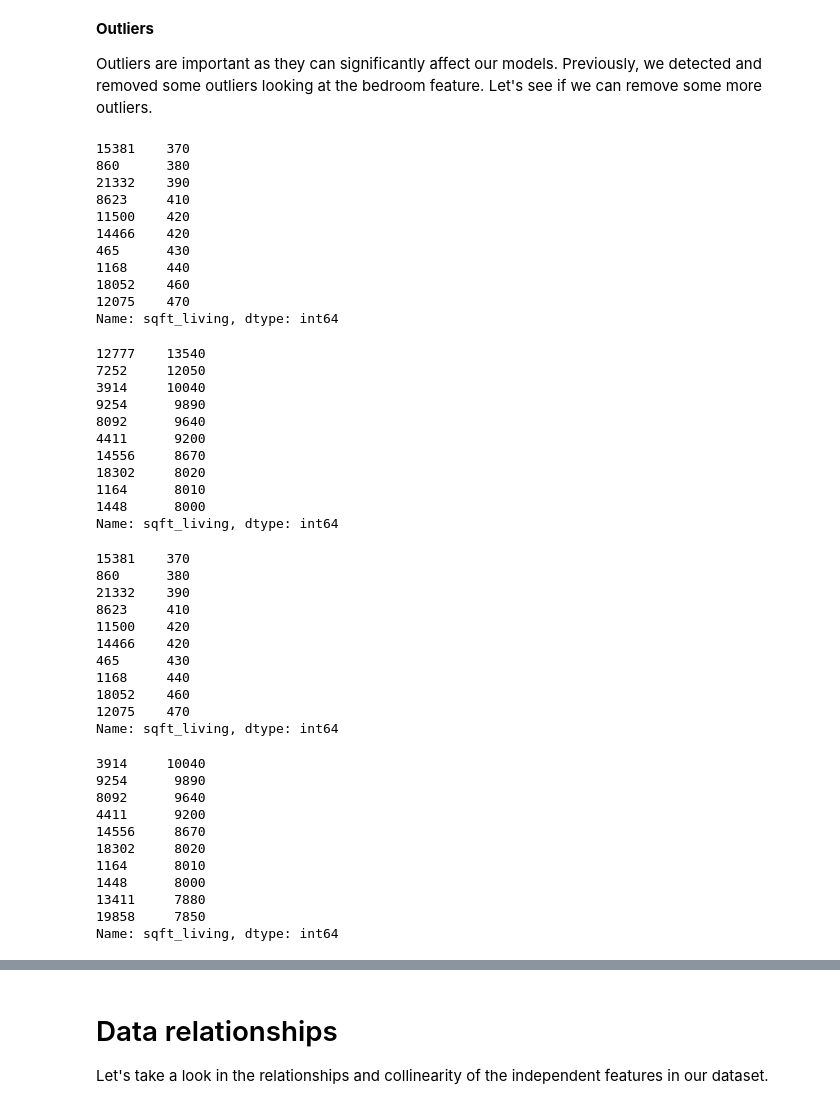
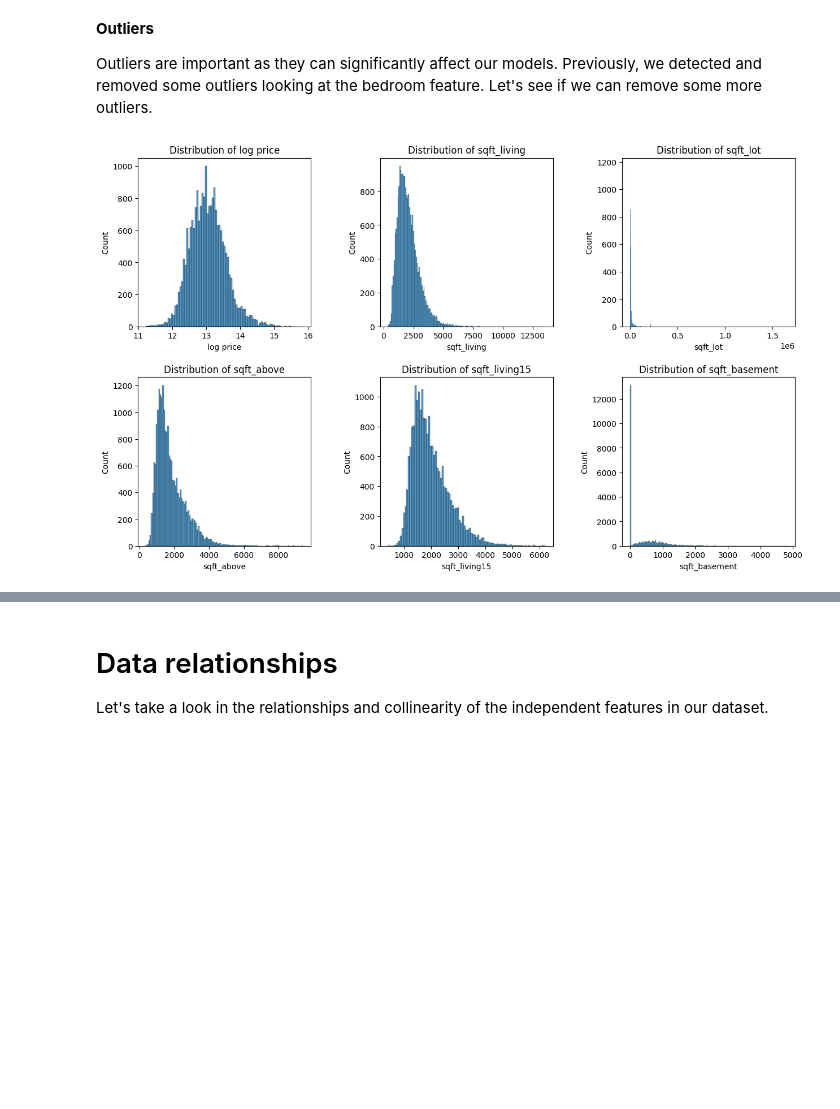
Before and after one commit to Sanketb2312/Info251-final-project, a Jupyter notebook: houseprediction.ipynb, the cells around one changed output, grey strips where cells are left out. Drawn from its saved outputs; the diff is of its cells as text; code cells hidden in the pictures; blank space fills up the shorter version.

Commit message:
Done with outliers

```diff
--- a/houseprediction.ipynb
+++ b/houseprediction.ipynb
@@ -348,66 +348,20 @@ training_data
 
 Outliers are important as they can significantly affect our models. Previously, we detected and removed some outliers looking at the bedroom feature. Let's see if we can remove some more outliers.
 # %%
-# Make a histogram of each continous variable with respect to the log price to find outliers. Put the plots together in a subplot
-fig, axs = plt.subplots(nrows=2, ncols=3, figsize=(10, 10))
 cont_features=['log price', 'sqft_living', 'sqft_lot', 'sqft_above', 'sqft_living15', 'sqft_basement']
-for i, feature in enumerate(cont_features):
-    sns.histplot(data=data, x=feature, ax=axs[i//2, i%2])
-    axs[i//2, i%2].set_title(f'Distribution of {feature}')
-    axs[i//2, i%2].set_xlabel(f'{feature}')
-    axs[i//2, i%2].set_ylabel('Count')
+def plot_continuous(df, cont_features):
+    fig, axs = plt.subplots(nrows=2, ncols=3, figsize=(15, 7))
+    axs = axs.flatten()
+    for i, feature in enumerate(cont_features):
+        sns.histplot(data=df, x=feature, ax=axs[i])
+        axs[i].set_title(f'Distribution of {feature}')
+        axs[i].set_xlabel(f'{feature}')
+        axs[i].set_ylabel('Count')
+    plt.subplots_adjust(top = 0.99, bottom=0.01, hspace=0.3, wspace=0.4)
 
 def remove_outliers(df, col, upper, lower):
     return df[(df[col] < upper) & (df[col] > lower)]
 
-""" display(data.nsmallest(10, 'sqft_living')['sqft_living'])
-display(data.nlargest(10, 'sqft_living')['sqft_living'])
-data2 = data.copy()
-data2 = remove_outliers(data2, 'sqft_living', 12000, 300)
-display(data2.nsmallest(10, 'sqft_living')['sqft_living'])
-display(data2.nlargest(10, 'sqft_living')['sqft_living']) """
+plot_continuous(data, cont_features)
 # %% [output]
-15381    370
-860      380
-21332    390
-8623     410
-11500    420
-14466    420
-465      430
-1168     440
-18052    460
-12075    470
-Name: sqft_living, dtype: int64
-12777    13540
-7252     12050
-3914     10040
-9254      9890
-8092      9640
-4411      9200
-14556     8670
-18302     8020
-1164      8010
-1448      8000
-Name: sqft_living, dtype: int64
-15381    370
-860      380
-21332    390
-8623     410
-11500    420
-14466    420
-465      430
-1168     440
-18052    460
-12075    470
-Name: sqft_living, dtype: int64
-3914     10040
-9254      9890
-8092      9640
-4411      9200
-14556     8670
-18302     8020
-1164      8010
-1448      8000
-13411     7880
-19858     7850
-Name: sqft_living, dtype: int64
+[figure, added]
```
Also changed, not shown: parts of 6 cells of this notebook.
